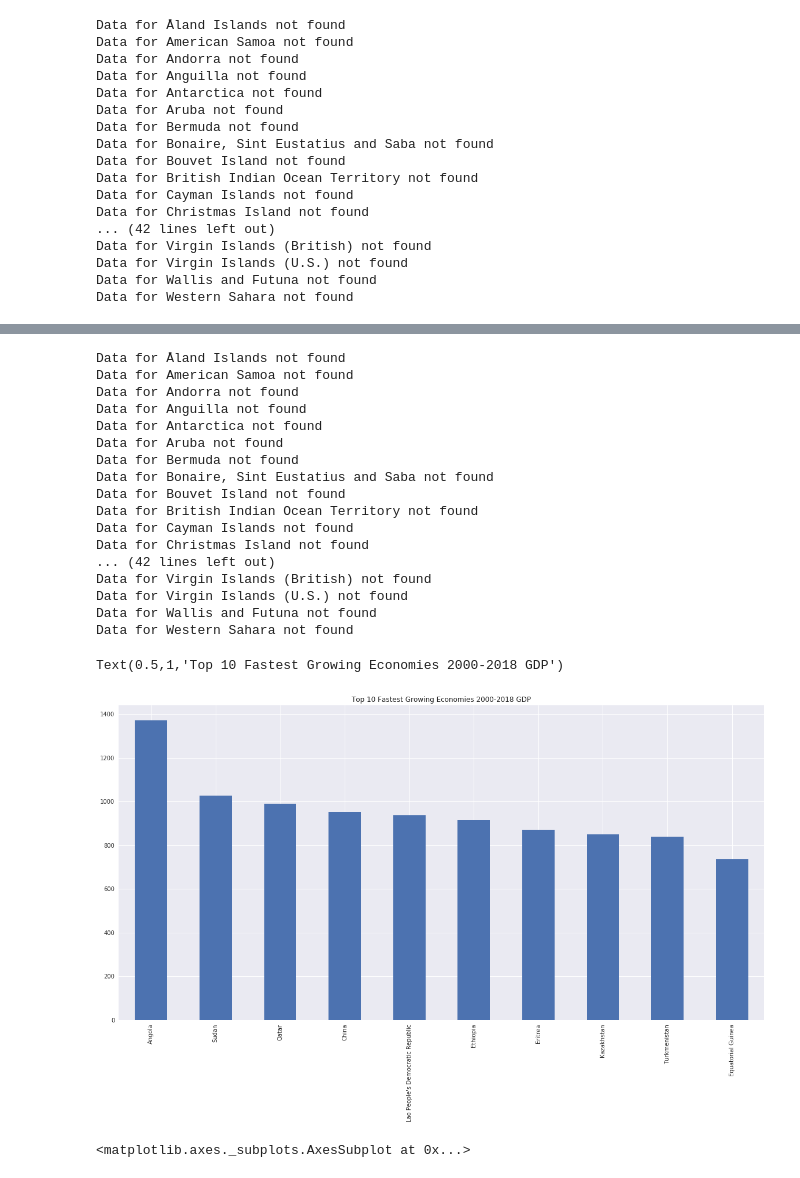
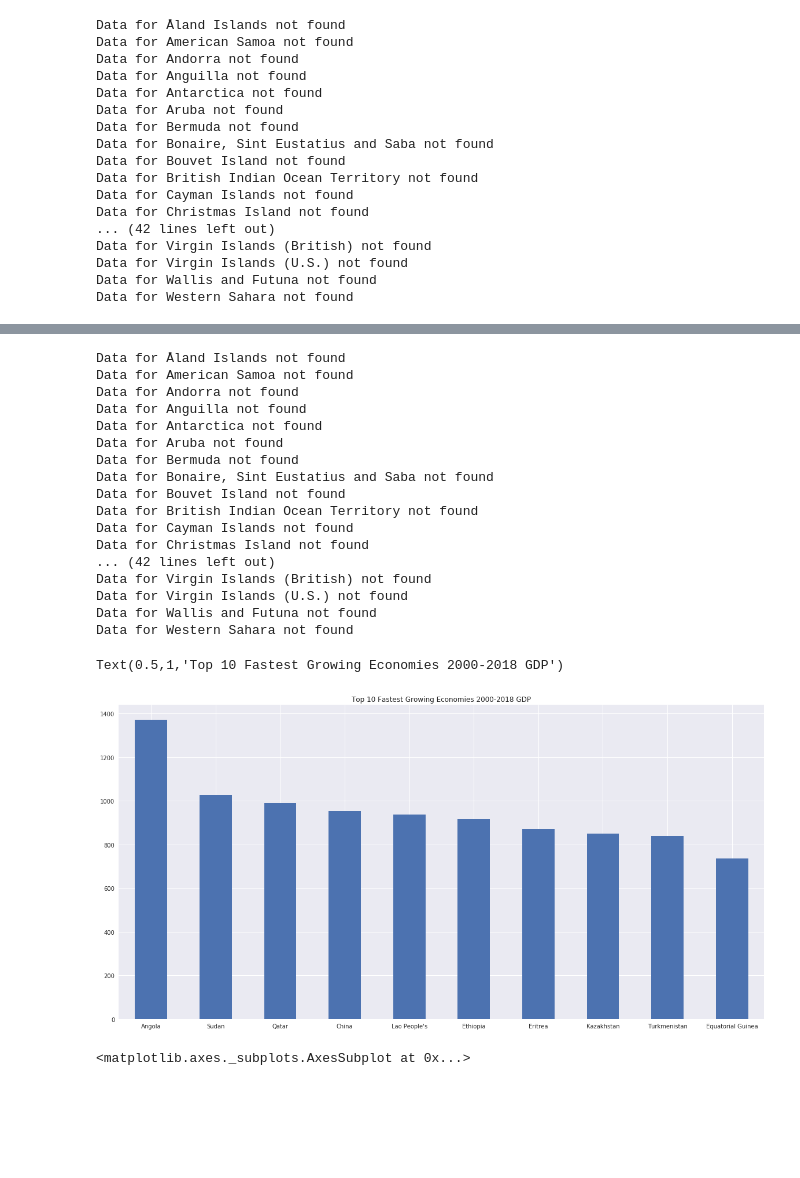
Before and after one commit to Renmn/Financial-Data-in-Python, a Jupyter notebook: Macroeconomic Data/Quandl.ipynb, the cells around one changed output, grey strips where cells are left out. Saved outputs shown, nothing was run; the diff lists cells and outputs as text; code cells hidden in the pictures; blank space fills up the shorter version.

```diff
--- a/Macroeconomic Data/Quandl.ipynb
+++ b/Macroeconomic Data/Quandl.ipynb
@@ -88,13 +99,11 @@ Text(0.5,1,'Top 10 Fastest Growing Economies 2000-2022 GDP Per Capita')
 # %%
 NGDP = macro_by_country('NGDPD')
+
 NGDP_2000 = NGDP['2000':'2018']
+
 NGDP_2000 = NGDP_2000.dropna(axis=1)
 
 GDP_growth = (NGDP_2000.iloc[18]/NGDP_2000.iloc[0] - 1) * 100
-
-plt.figure(figsize=(20,10))
-GDP_growth.sort_values(ascending=False)[:10].plot.bar()
-plt.title('Top 10 Fastest Growing Economies 2000-2018 GDP')
 # %% [output]
 Data for Åland Islands not found
 Data for American Samoa not found
@@ -113,8 +122,17 @@ Data for Virgin Islands (British) not found
 Data for Virgin Islands (U.S.) not found
 Data for Wallis and Futuna not found
 Data for Western Sahara not found
-Text(0.5,1,'Top 10 Fastest Growing Economies 2000-2018 GDP')
-[figure, removed]
+# %%
+plt.figure(figsize=(20,10))
+
+GDP_growth.sort_values(ascending=False)[:10].plot.bar()
+
+plt.xticks([i for i in range(10)], [' '.join(item.split()[:2]) for item in GDP_growth.sort_values(ascending=False)[:10].index],  rotation='horizontal')
+
+plt.title('Top 10 Fastest Growing Economies 2000-2018 GDP')
+# %% [output]
+Text(0.5,1,'Top 10 Fastest Growing Economies 2000-2018 GDP')
+[figure, added]
 # %%
 NGDP_2000['Ethiopia'].plot()
 # %% [output]
```
Also changed, not shown: parts of 3 cells of this notebook.
